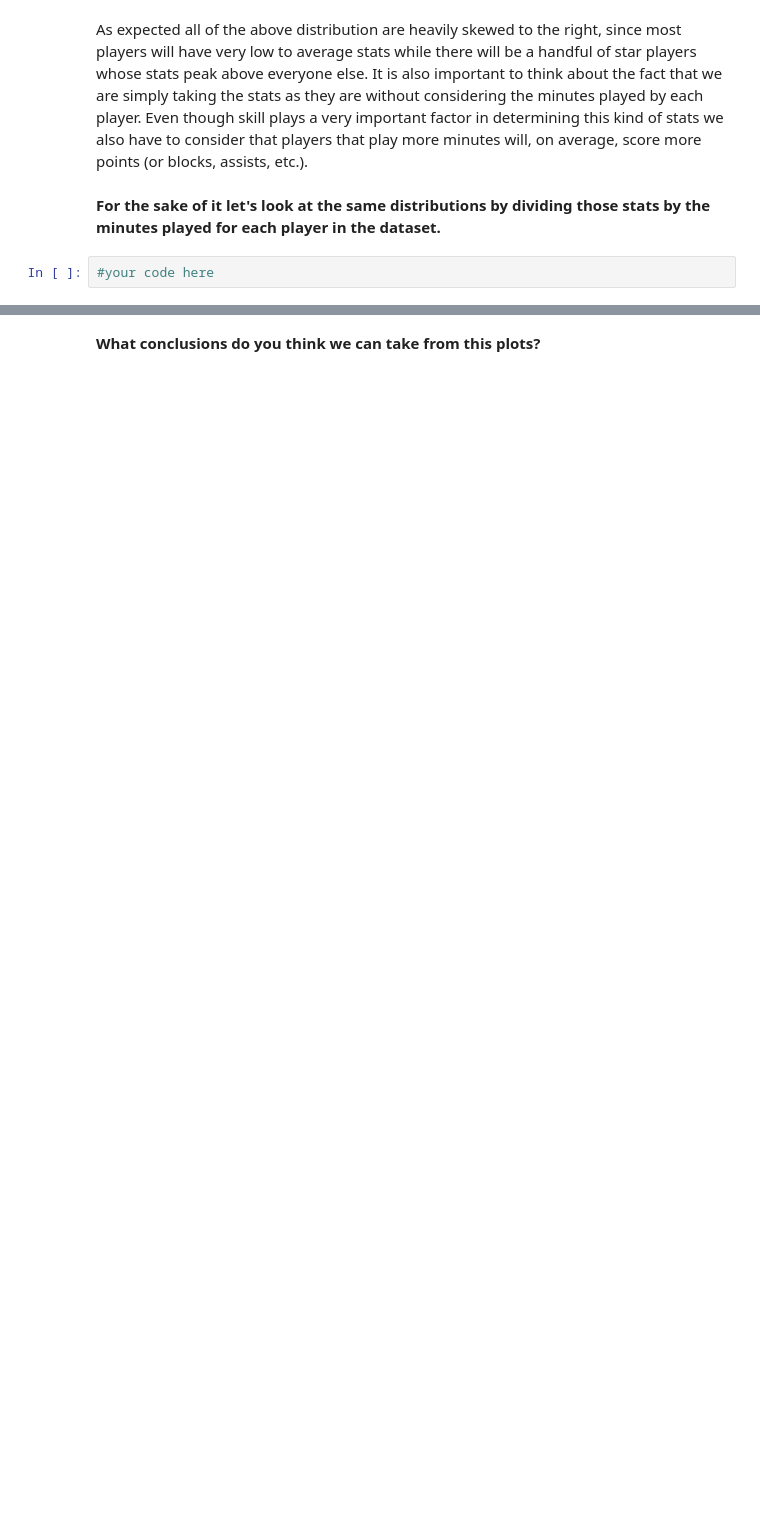
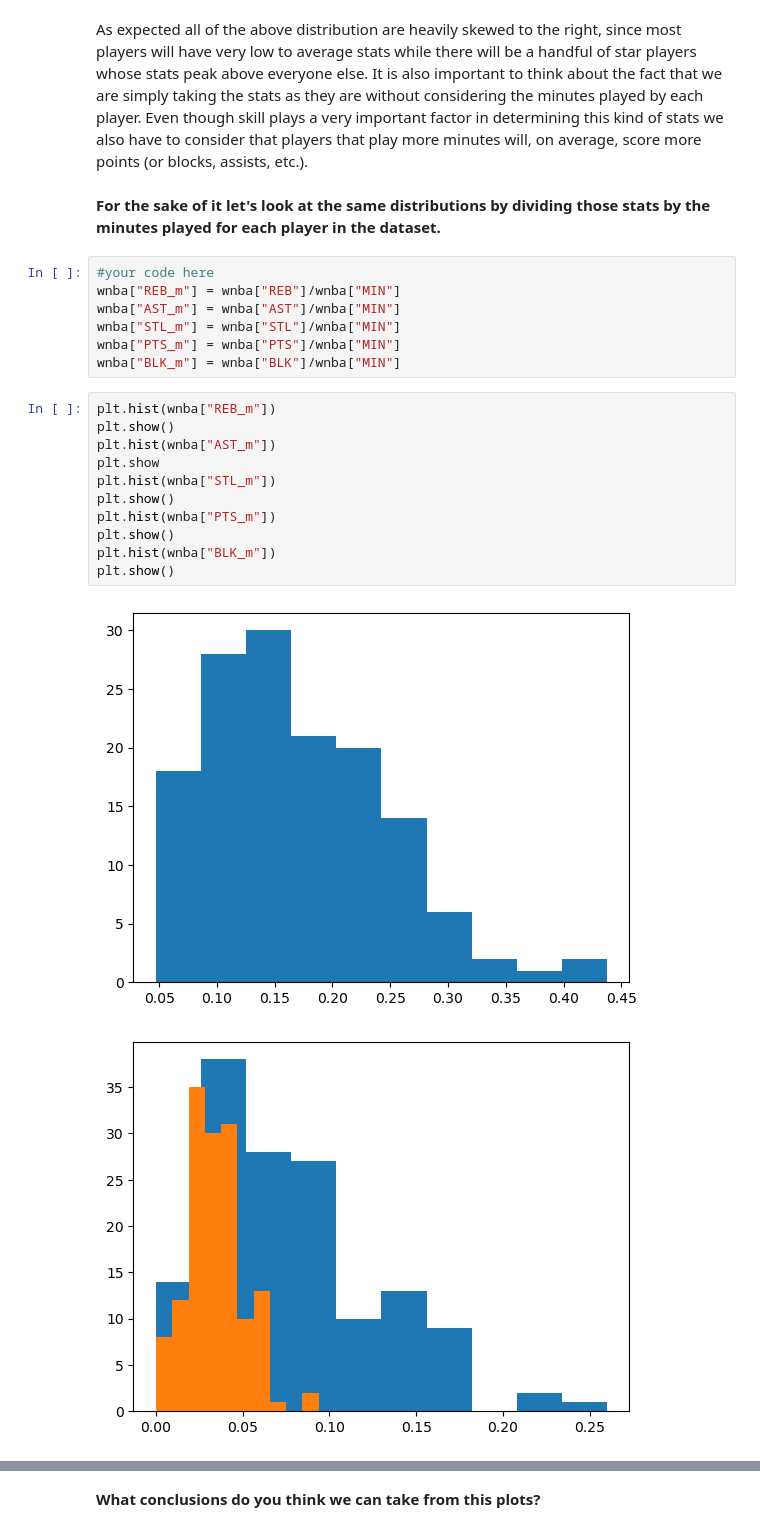
Before and after one commit to ta-data-lis/M2-mini-project2, a Jupyter notebook: your-code/2.-Exploratory-Data-Analysis.ipynb, the cells around one changed output, grey strips where cells are left out. Saved outputs shown, nothing was run; the diff lists cells and outputs as text; blank space fills up the shorter version.

```diff
--- a/your-code/2.-Exploratory-Data-Analysis.ipynb
+++ b/your-code/2.-Exploratory-Data-Analysis.ipynb
@@ -58,5 +141,24 @@ We could do the same for the main game stats. They are points, assists, blocks,
 As expected all of the above distribution are heavily skewed to the right, since most players will have very low to average stats while there will be a handful of star players whose stats peak above everyone else. It is also important to think about the fact that we are simply taking the stats as they are without considering the minutes played by each player. Even though skill plays a very important factor in determining this kind of stats we also have to consider that players that play more minutes will, on average, score more points (or blocks, assists, etc.).
 # %% [markdown]
 **For the sake of it let's look at the same distributions by dividing those stats by the minutes played for each player in the dataset.**
-# %%
-#your code here
+# %%
+#your code here
+wnba["REB_m"] = wnba["REB"]/wnba["MIN"]
+wnba["AST_m"] = wnba["AST"]/wnba["MIN"]
+wnba["STL_m"] = wnba["STL"]/wnba["MIN"]
+wnba["PTS_m"] = wnba["PTS"]/wnba["MIN"]
+wnba["BLK_m"] = wnba["BLK"]/wnba["MIN"]
+# %%
+plt.hist(wnba["REB_m"])
+plt.show()
+plt.hist(wnba["AST_m"])
+plt.show
+plt.hist(wnba["STL_m"])
+plt.show()
+plt.hist(wnba["PTS_m"])
+plt.show()
+plt.hist(wnba["BLK_m"])
+plt.show()
+# %% [output]
+[figure, added]
+[figure, added]
```
Also changed, not shown: parts of 17 cells of this notebook, 3 other files.
